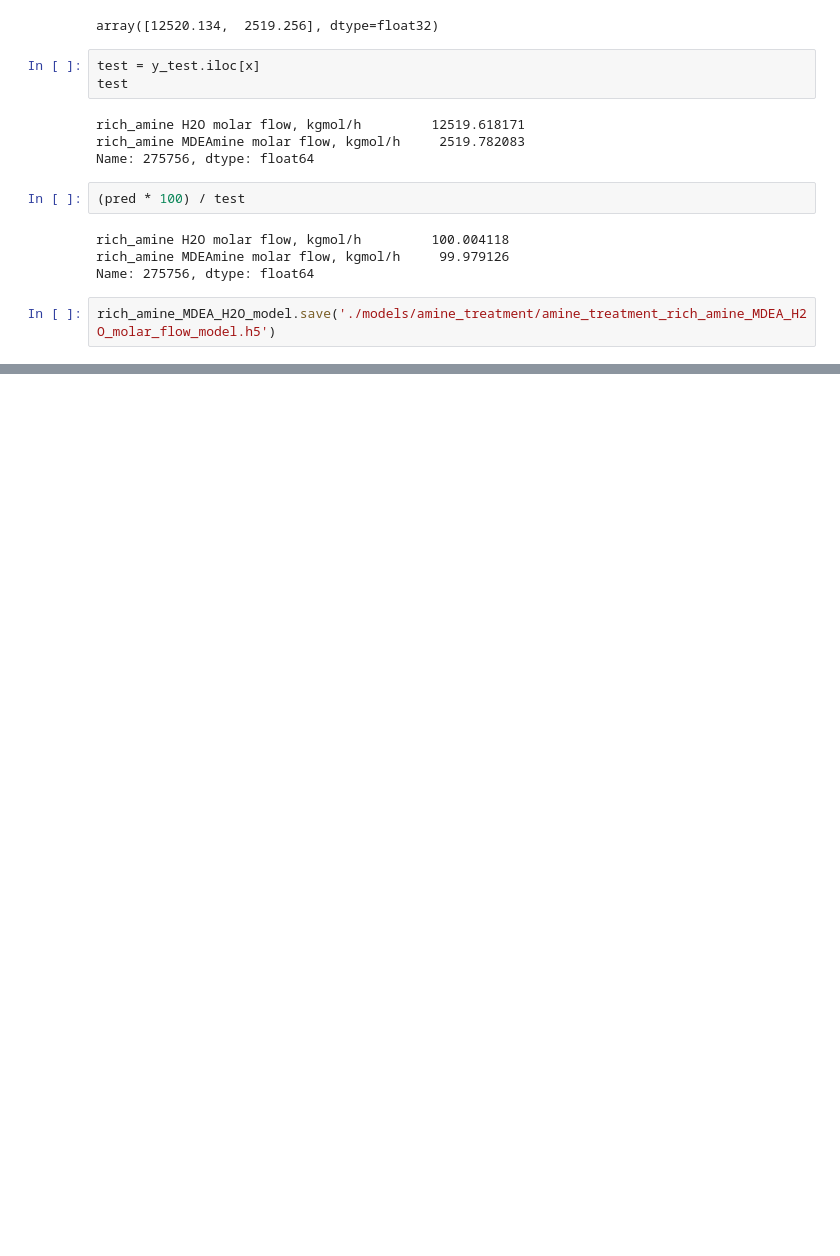
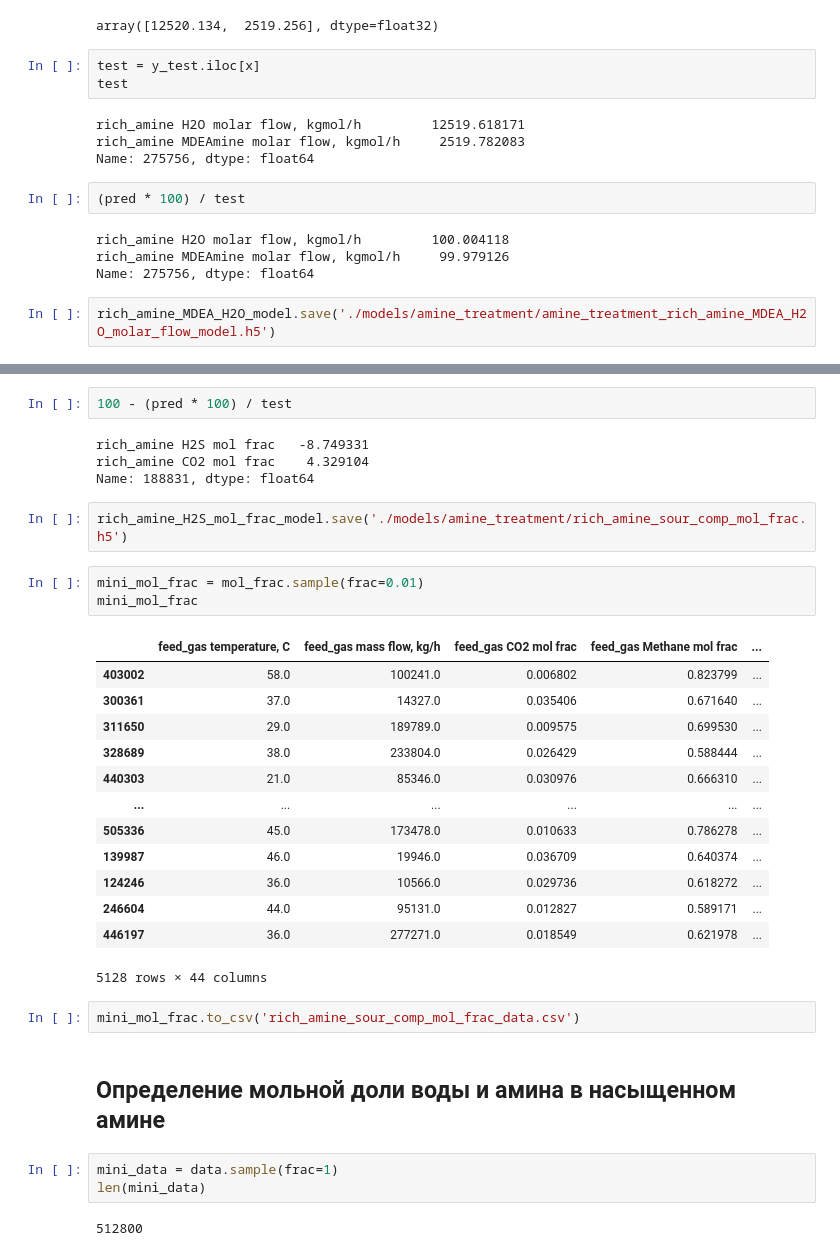
Before and after one commit to Rus-tam/AI_models, a Jupyter notebook: amine_treatment_05_12_2023.ipynb, the cells around one changed output, grey strips where cells are left out. Cells and saved outputs as stored; diff of their text form; blank space fills up the shorter version.

Commit message:
H2O and MDEA mol fraction in rich amine prediction model

```diff
--- a/amine_treatment_05_12_2023.ipynb
+++ b/amine_treatment_05_12_2023.ipynb
@@ -1183,0 +1325,34 @@ rich_amine_MDEA_H2O_model.save('./models/amine_treatment/amine_treatment_rich_am
+# %%
+100 - (pred * 100) / test
+# %% [output]
+rich_amine H2S mol frac   -8.749331
+rich_amine CO2 mol frac    4.329104
+Name: 188831, dtype: float64
+# %%
+rich_amine_H2S_mol_frac_model.save('./models/amine_treatment/rich_amine_sour_comp_mol_frac.h5')
+# %%
+mini_mol_frac = mol_frac.sample(frac=0.01)
+mini_mol_frac
+# %% [output]
+|  | feed_gas temperature, C | feed_gas mass flow, kg/h | feed_gas CO2 mol frac | feed_gas Methane mol frac | ... |
+| 403002 | 58.0 | 100241.0 | 0.006802 | 0.823799 | ... |
+| 300361 | 37.0 | 14327.0 | 0.035406 | 0.671640 | ... |
+| 311650 | 29.0 | 189789.0 | 0.009575 | 0.699530 | ... |
+| 328689 | 38.0 | 233804.0 | 0.026429 | 0.588444 | ... |
+| 440303 | 21.0 | 85346.0 | 0.030976 | 0.666310 | ... |
+| ... | ... | ... | ... | ... | ... |
+| 505336 | 45.0 | 173478.0 | 0.010633 | 0.786278 | ... |
+| 139987 | 46.0 | 19946.0 | 0.036709 | 0.640374 | ... |
+| 124246 | 36.0 | 10566.0 | 0.029736 | 0.618272 | ... |
+| 246604 | 44.0 | 95131.0 | 0.012827 | 0.589171 | ... |
+| 446197 | 36.0 | 277271.0 | 0.018549 | 0.621978 | ... |
+5128 rows × 44 columns
+# %%
+mini_mol_frac.to_csv('rich_amine_sour_comp_mol_frac_data.csv')
+# %% [markdown]
+## Определение мольной доли воды и амина в насыщенном амине
+# %%
+mini_data = data.sample(frac=1)
+len(mini_data)
+# %% [output]
+512800
```
Also changed, not shown: parts of 39 cells of this notebook, 2 other files.
